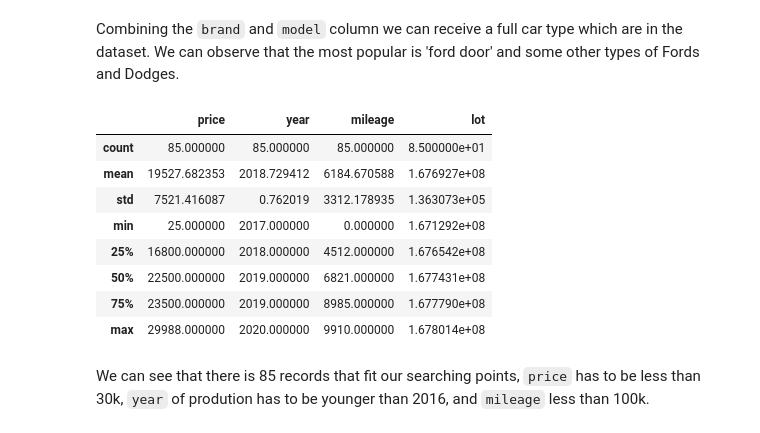
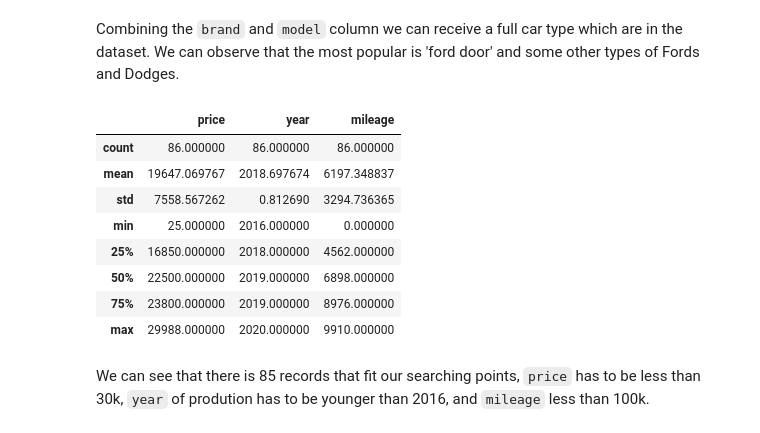
Before and after one commit to Tatraa/Data-Science, a Jupyter notebook: Data-Exploration/Assignment_1_opt.ipynb, the cells around one changed output. Drawn from its saved outputs; the diff is of its cells as text; code cells hidden in the pictures.

```diff
--- a/Data-Exploration/Assignment_1_opt.ipynb
+++ b/Data-Exploration/Assignment_1_opt.ipynb
@@ -163,18 +163,18 @@ plt.show()
 # %% [markdown]
 Combining the `brand` and `model` column we can receive a full car type which are in the dataset. We can observe that the most popular is 'ford door' and some other types of Fords and Dodges.
 # %%
-condition = lambda data: (data['price']<30000) & (data['year'] > 2016) & (data['mileage'] < 10000)
+condition = lambda data: (data['price']<30000) & (data['year'] >= 2016) & (data['mileage'] < 10000)
 con = data.loc[condition]
 con[cars_numerical_df].describe()
 # %% [output]
-|  | price | year | mileage | lot |
-| count | 85.000000 | 85.000000 | 85.000000 | 8.500000e+01 |
-| mean | 19527.682353 | 2018.729412 | 6184.670588 | 1.676927e+08 |
-| std | 7521.416087 | 0.762019 | 3312.178935 | 1.363073e+05 |
-| min | 25.000000 | 2017.000000 | 0.000000 | 1.671292e+08 |
-| 25% | 16800.000000 | 2018.000000 | 4512.000000 | 1.676542e+08 |
-| 50% | 22500.000000 | 2019.000000 | 6821.000000 | 1.677431e+08 |
-| 75% | 23500.000000 | 2019.000000 | 8985.000000 | 1.677790e+08 |
-| max | 29988.000000 | 2020.000000 | 9910.000000 | 1.678014e+08 |
+|  | price | year | mileage |
+| count | 86.000000 | 86.000000 | 86.000000 |
+| mean | 19647.069767 | 2018.697674 | 6197.348837 |
+| std | 7558.567262 | 0.812690 | 3294.736365 |
+| min | 25.000000 | 2016.000000 | 0.000000 |
+| 25% | 16850.000000 | 2018.000000 | 4562.000000 |
+| 50% | 22500.000000 | 2019.000000 | 6898.000000 |
+| 75% | 23800.000000 | 2019.000000 | 8976.000000 |
+| max | 29988.000000 | 2020.000000 | 9910.000000 |
 # %% [markdown]
 We can see that there is 85 records that fit our searching points, `price` has to be less than 30k, `year` of prodution has to be younger than 2016, and `mileage` less than 100k.
```
Also changed, not shown: 1 other file.
